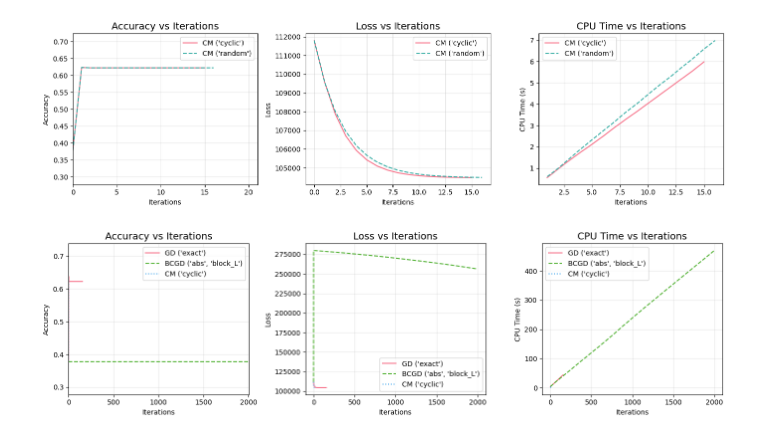
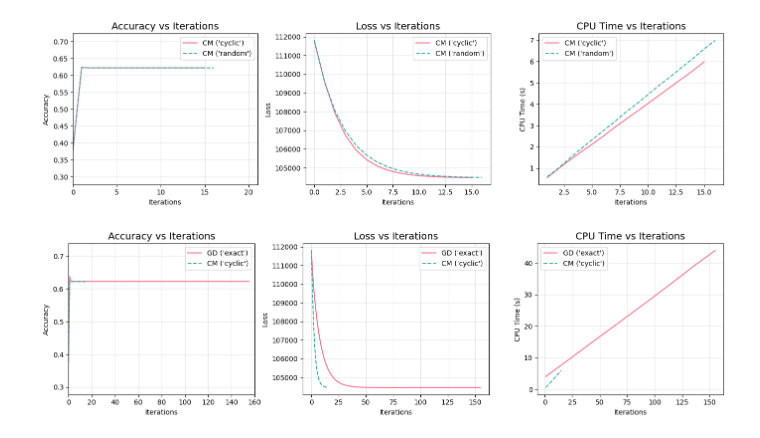
Before and after one commit to pavelihno/optimization-data-science, a Jupyter notebook: Homework.ipynb, the cells around one changed output. Saved outputs shown, nothing was run; the diff lists cells and outputs as text; code cells hidden in the pictures.

Commit message:
couple comments added

```diff
--- a/Homework.ipynb
+++ b/Homework.ipynb
@@ -1388,18 +1369,18 @@ compare_solvers(
 # %%
 # Best solvers based on time
 best_loan_time_solvers = dict()
 
 for solvers in [
     loan_gd_solvers,
-    loan_bcgd_solvers, # comment to exclude from plot
+    # loan_bcgd_solvers, # comment to exclude from plot
     loan_cm_solvers
 ]:
     best_solver = find_fastest_solver(solvers, metric='time')
     best_loan_time_solvers[best_solver[0]] = best_solver[1]
 
 compare_solvers(
     best_loan_time_solvers.values(),
     best_loan_time_solvers.keys()
 )
 # %% [output]
-[figure, old version]
+[figure, new version]
```
Also changed, not shown: parts of 8 cells of this notebook.
